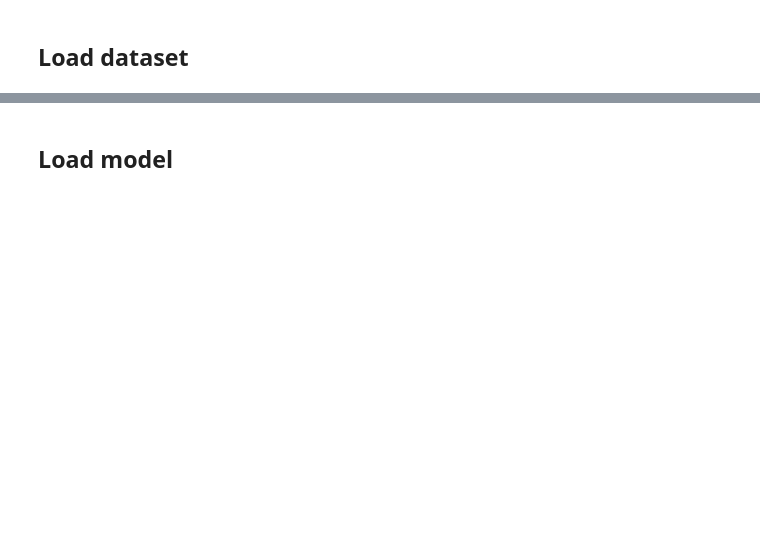
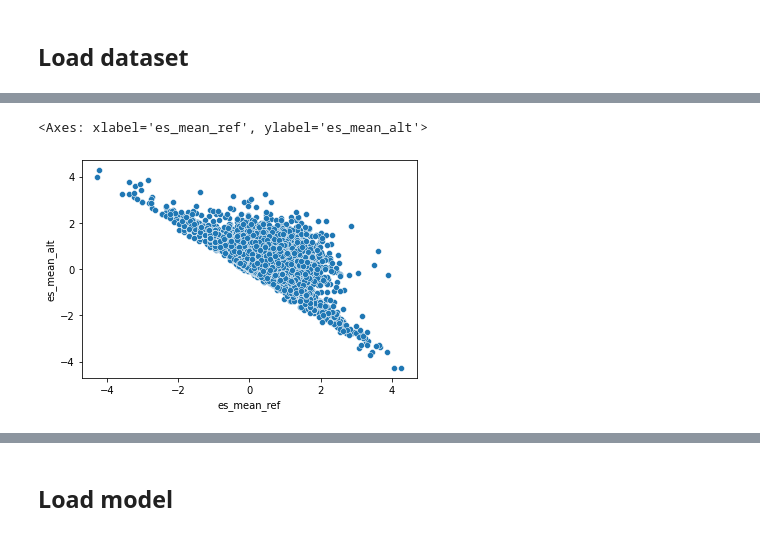
Before and after one commit to minjaf/TraitGym, a Jupyter notebook: TraitGym.ipynb, the cells around one changed output, grey strips where cells are left out. Drawn from its saved outputs; the diff is of its cells as text; code cells hidden in the pictures; blank space fills up the shorter version.

```diff
--- a/TraitGym.ipynb
+++ b/TraitGym.ipynb
@@ -87,0 +112,9 @@ V
+# %%
+import pybedtools as pbt
+V1 = V.copy()
+V1["chrom"] = V1["chrom"].apply(lambda x: "chr" + x)
+V1["end"] = V1["pos"] + 1
+variants = pbt.BedTool.from_dataframe(V1.reset_index().rename(columns={"index": "ind"})[
+	["chrom","pos","end","ind"]
+	])
+variants.head()
@@ -87,0 +226,33 @@ V
+# %%
+import glob
+import os
+import pandas as pd
+from tqdm import tqdm
+
+# Get all tsv files in the directory
+adastra_tsv_files = glob.glob("data/ADASTRA.v.6.1.Mabel/CL/*.tsv")
+cols = open(adastra_tsv_files[0]).readline().strip().split("\t")
+cols[0] = cols[0].replace("#", "")
+print (cols)
+
+# Read and concatenate all files, adding filename as a column
+_ = None
+for file in tqdm(adastra_tsv_files):
+	df = pd.read_csv(file, sep="\t", comment="#", header=None, names=cols)
+
+	# this file is 0-based, while variants in traitgym are 1-based
+	df["start"] += 1
+	df["end"] += 1
+	df = df.merge(V1[["chrom","pos","ref","label","alt"]], left_on=["chr","start","alt"], right_on=["chrom","pos","alt"], how="inner")
+	assert all(df["ref_x"] == df["ref_y"])
+	df = df.drop(columns=["ref_y"])
+	df = df.rename(columns={"ref_x": "ref"})
+	df["source_file"] = os.path.basename(file)
+	# df.query("fdrp_bh_ref < 0.2 or fdrp_bh_alt < 0.2", inplace=True)
+	if _ is None:
+		_ = df
+	else:
+		_ = pd.concat([_, df], ignore_index=True)
+
+adastra_all = _
+adastra_all.head()
@@ -87,0 +285,6 @@ V
+# %%
+import seaborn as sns
+sns.scatterplot(adastra_all.query("mean_BAD == 1.0"), x="es_mean_ref", y="es_mean_alt")
+# %% [output]
+<Axes: xlabel='es_mean_ref', ylabel='es_mean_alt'>
+[figure, added]
```
Also changed, not shown: parts of 56 cells of this notebook, 9 other files.
